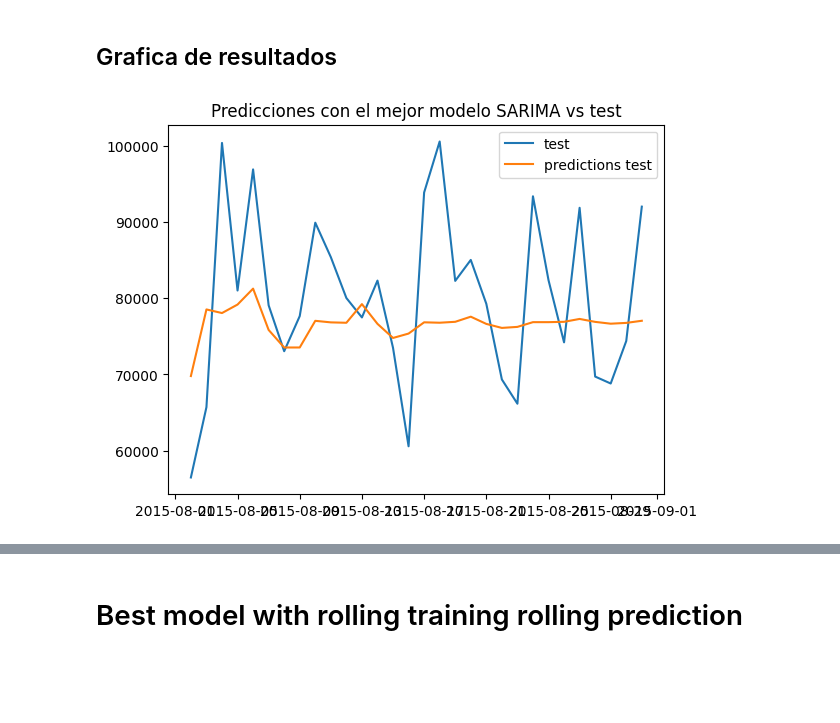
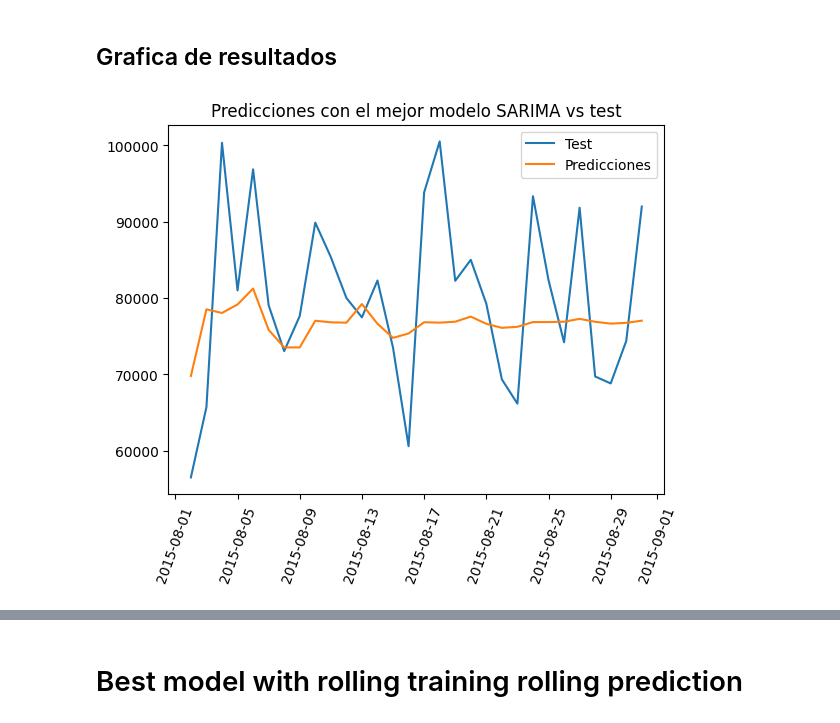
Before and after one commit to maestria-ds-eafit/proyecto-integrador-semestre-2, a Jupyter notebook: notebooks/time_series/arima/auto_sarima_enfoque_academico_practico.ipynb, the cells around one changed output, grey strips where cells are left out. Cells and saved outputs as stored; diff of their text form; code cells hidden in the pictures; blank space fills up the shorter version.

Commit message:
Fixes graphics

```diff
--- a/notebooks/time_series/arima/auto_sarima_enfoque_academico_practico.ipynb
+++ b/notebooks/time_series/arima/auto_sarima_enfoque_academico_practico.ipynb
@@ -74,13 +74,14 @@ predictions = auto_sarima_model.predict(len(test_df["gap"]))
 # %% [markdown]
 ## Grafica de resultados
 # %%
-plt.plot(test_df["gap"].index, test_df["gap"], label="test")
-plt.plot(test_df["gap"].index, predictions, label="predictions test")
+plt.plot(test_df["gap"].index, test_df["gap"], label="Test")
+plt.plot(test_df["gap"].index, predictions, label="Predicciones")
 plt.title("Predicciones con el mejor modelo SARIMA vs test")
 plt.legend()
+plt.xticks(rotation=70)
 plt.show()
 # %% [output]
-[figure, old version]
+[figure, new version]
 # %%
 rmse = root_mean_squared_error(test_df["gap"], predictions)
 mape = mean_absolute_percentage_error(test_df["gap"], predictions)
```
Also changed, not shown: parts of 6 cells of this notebook, 2 other files.
